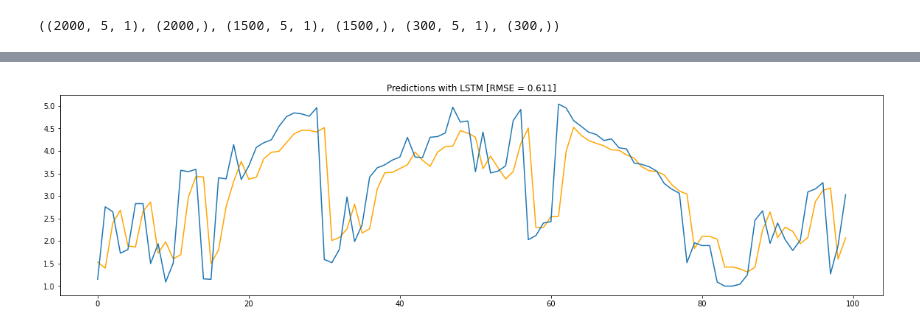
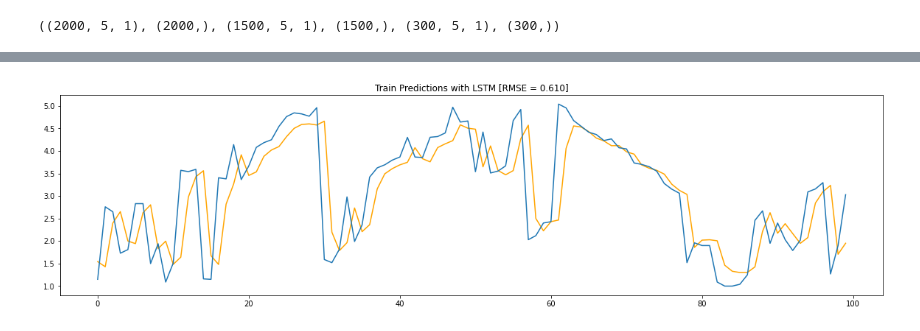
Before and after one commit to Malekkamoua/Android-Kotlin-Quiz-app-my-space, a Jupyter notebook: 5_Forecasting | LSTM.ipynb, the cells around one changed output, grey strips where cells are left out. Cells and saved outputs as stored; diff of their text form; code cells hidden in the pictures.

```diff
--- a/5_Forecasting | LSTM.ipynb
+++ b/5_Forecasting | LSTM.ipynb
@@ -76,5 +80,6 @@ model.compile(loss=MeanSquaredError(), optimizer=Adam(learning_rate=0.0025), met
 # %%
-model.fit(X_train, y_train,
-          validation_data=(X_val, y_val),
-          epochs=50,
-          callbacks=[cp])
+history = model.fit(X_train, y_train,
+                      validation_data=(X_val, y_val),
+                      epochs=50,
+                      callbacks= [cp, early_stopping_monitor],
+                      verbose=False)
@@ -130,12 +107,12 @@ def forecast_accuracy(forecast, actual):
 # %%
 import matplotlib.pyplot as plt
 
 mape, mae, rmse = forecast_accuracy(train_results['Train Predictions'], train_results['Actuals'])
 
 fig, ax = plt.subplots(figsize=(20,5))
 plt.plot(train_results['Train Predictions'][0:100], color='orange')
 plt.plot(train_results['Actuals'][0:100])
-plt.title("Predictions with LSTM [RMSE = %.3f]" % rmse)
+plt.title("Train Predictions with LSTM [RMSE = %.3f]" % rmse)
 plt.show()
 # %% [output]
-[figure, old version]
+[figure, new version]
```
Also changed, not shown: parts of 7 cells of this notebook.
